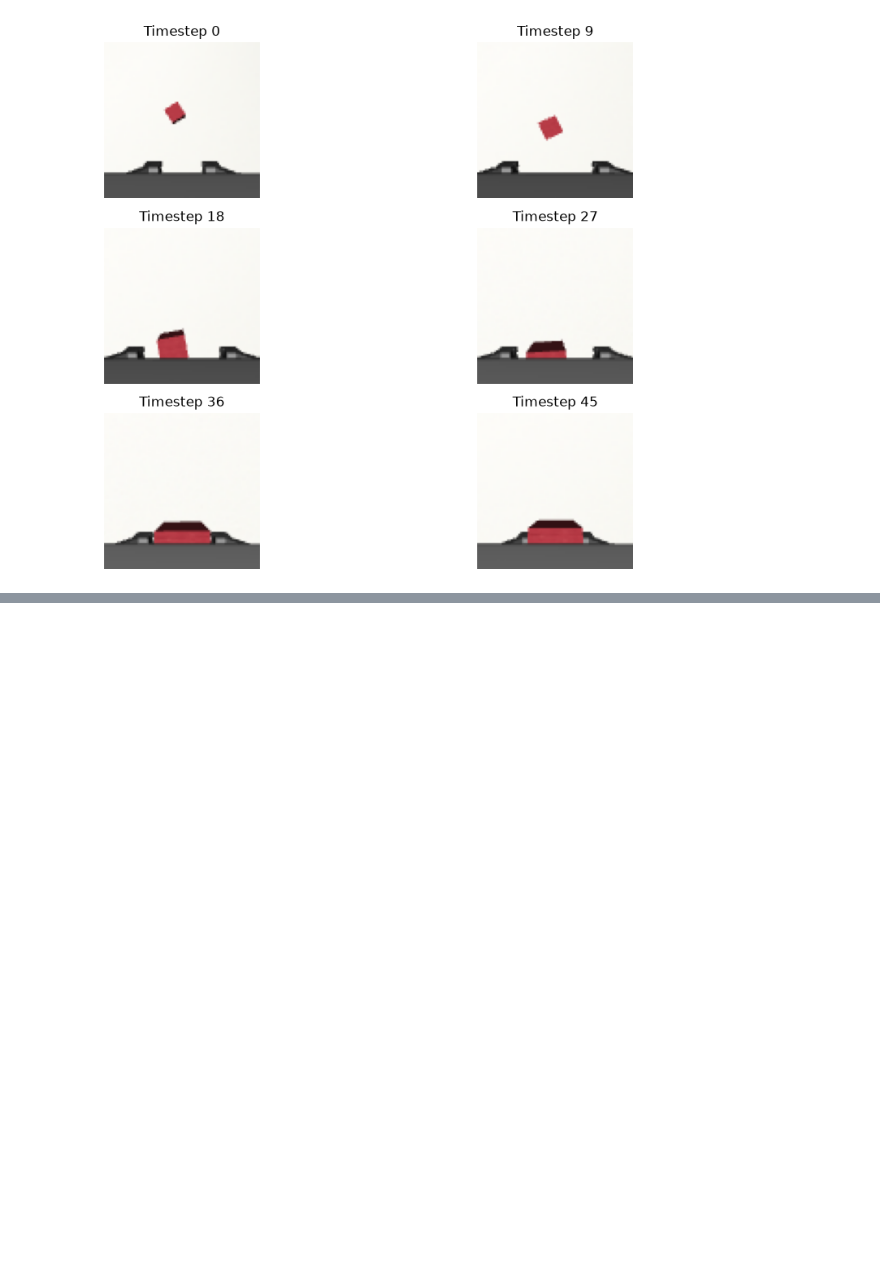
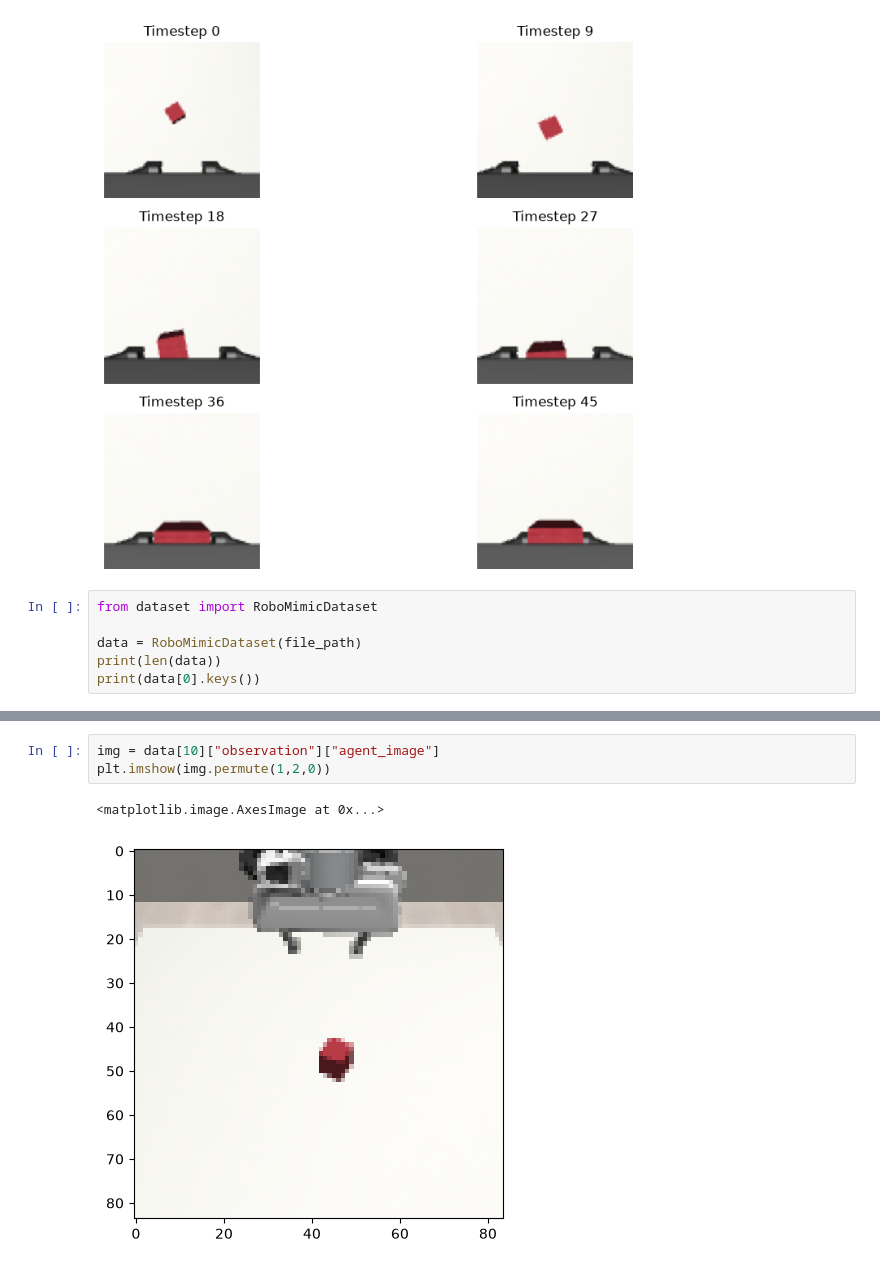
Before and after one commit to vanshraisaini/imitate-and-dream, a Jupyter notebook: scripts/inspect_dataset.ipynb, the cells around one changed output, grey strips where cells are left out. Saved outputs shown, nothing was run; the diff lists cells and outputs as text; blank space fills up the shorter version.

Commit message:
added dataset class which reads the hdf5 file and creates a pytorch dataset object

```diff
--- a/scripts/inspect_dataset.ipynb
+++ b/scripts/inspect_dataset.ipynb
@@ -53,3 +53,9 @@ plt.tight_layout()
 plt.show()
 # %% [output]
 [figure]
+# %%
+from dataset import RoboMimicDataset
+
+data = RoboMimicDataset(file_path)
+print(len(data))
+print(data[0].keys())
@@ -55,0 +97,6 @@ plt.show()
+# %%
+img = data[10]["observation"]["agent_image"]
+plt.imshow(img.permute(1,2,0))
+# %% [output]
+<matplotlib.image.AxesImage at 0x...>
+[figure, added]
```
Also changed, not shown: parts of 3 cells of this notebook, 2 other files.
